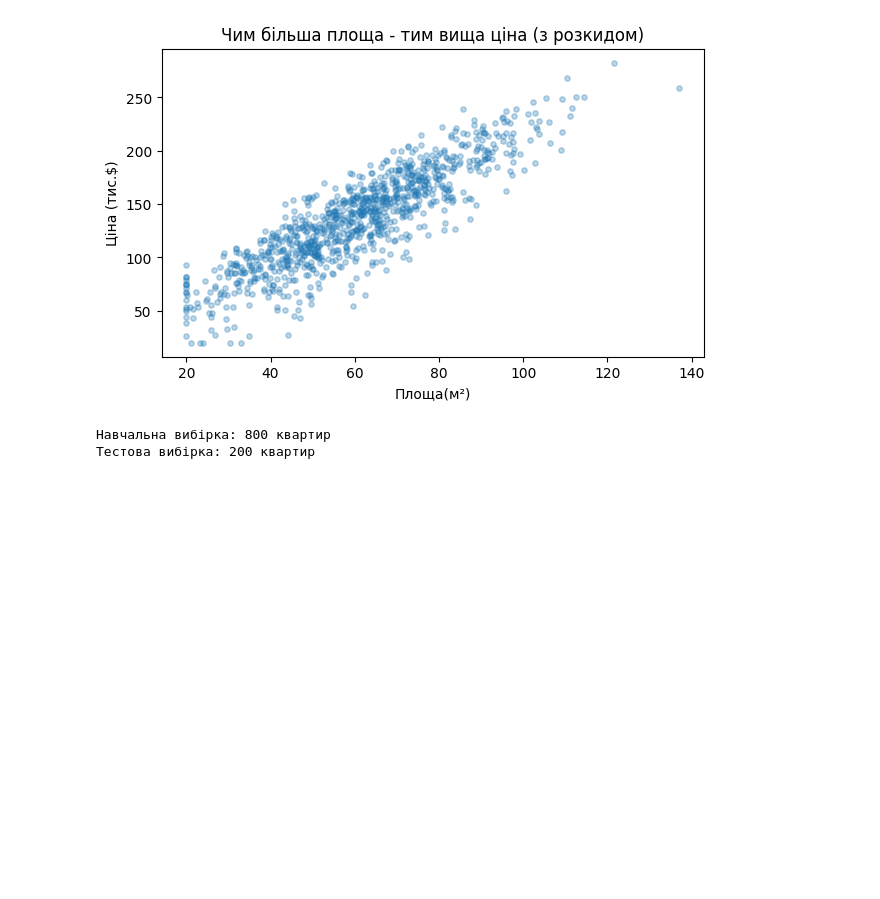
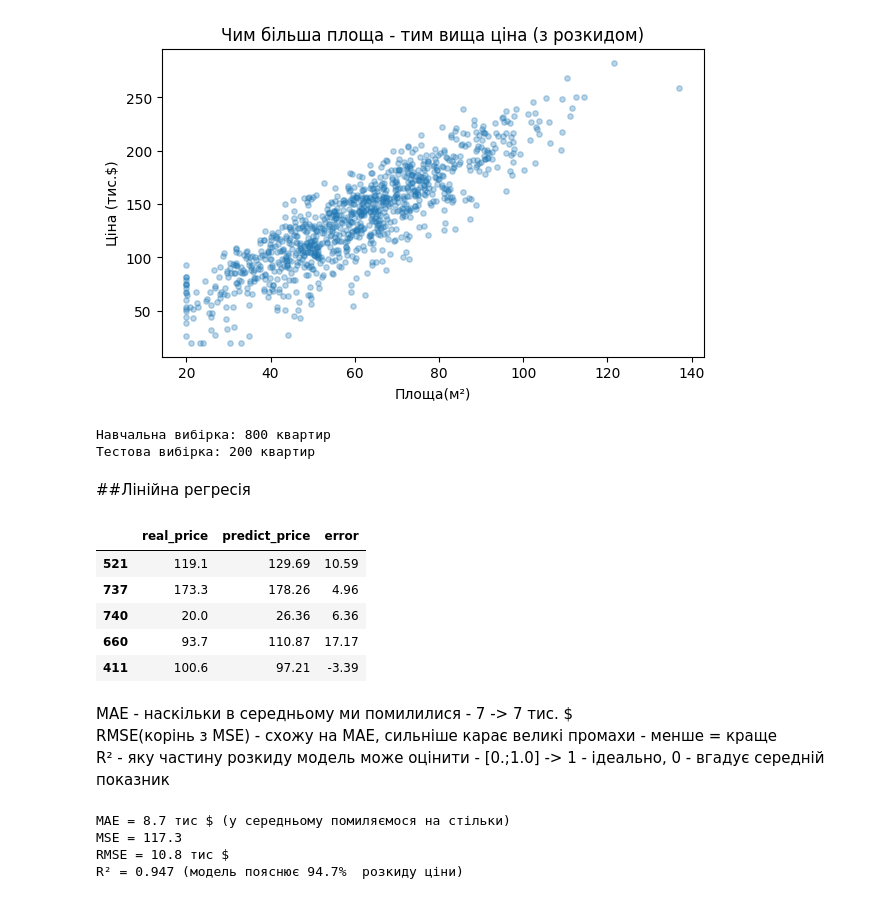
Before and after one commit to rudmaxx/Analysis_Cafe_Sales, a Jupyter notebook: ML/LinearRegression_DTA.ipynb, the cells around one changed output. Cells and saved outputs as stored; diff of their text form; code cells hidden in the pictures; blank space fills up the shorter version.

Commit message:
LinearRegression

```diff
--- a/ML/LinearRegression_DTA.ipynb
+++ b/ML/LinearRegression_DTA.ipynb
@@ -95,7 +95,7 @@ plt.show()
 # %%
 from sklearn.model_selection import train_test_split
 
-X = df[['area', 'rooms', 'floor', 'dist_km', 'age_years', 'price']] # features -ознаки
+X = df[['area', 'rooms', 'floor', 'dist_km', 'age_years']] # features -ознаки
 y = df['price'] # target  ціль
 
 X_train, X_test, y_train, y_test = train_test_split(
@@ -109,3 +109,47 @@ print("Тестова вибірка:", X_test.shape[0],"квартир")
 # %% [output]
 Навчальна вибірка: 800 квартир
 Тестова вибірка: 200 квартир
+# %% [markdown]
+##Лінійна регресія
+# %%
+from sklearn.linear_model import LinearRegression
+model = LinearRegression()
+model.fit(X_train, y_train)
+y_pred = model.predict(X_test)
+
+compare = pd.DataFrame({
+    "real_price":y_test[:5].round(2),
+    "predict_price":y_pred[:5].round(2)
+})
+
+compare ['error'] = (compare['predict_price'] - compare['real_price']).round(2)
+compare
+# %% [output]
+|  | real_price | predict_price | error |
+| 521 | 119.1 | 129.69 | 10.59 |
+| 737 | 173.3 | 178.26 | 4.96 |
+| 740 | 20.0 | 26.36 | 6.36 |
+| 660 | 93.7 | 110.87 | 17.17 |
+| 411 | 100.6 | 97.21 | -3.39 |
+# %% [markdown]
+MAE - наскільки в середньому ми помилилися - 7 -> 7 тис. $
+RMSE(корінь з MSE) - схожу на MAE, сильніше карає великі промахи - менше = краще
+R² - яку частину розкиду модель може оцінити - [0.;1.0] -> 1 - ідеально, 0 -    вгадує середній показник
+# %%
+from sklearn.metrics import mean_absolute_error, mean_squared_error, r2_score
+
+mae = mean_absolute_error(y_test, y_pred)
+mse = mean_squared_error(y_test, y_pred)
+rmse = np.sqrt(mean_squared_error(y_test, y_pred))
+r2 = r2_score(y_test, y_pred)
+
+print(f"MAE = {mae:.1f} тис $ (у середньому помиляємося на стільки)")
+print(f"MSE = {mse:.1f} ")
+
+print(f"RMSE = {rmse:.1f} тис $")
+print(f"R² = {r2:.3f} (модель пояснює {r2 * 100:.1f}%  розкиду ціни)")
+# %% [output]
+MAE = 8.7 тис $ (у середньому помиляємося на стільки)
+MSE = 117.3
+RMSE = 10.8 тис $
+R² = 0.947 (модель пояснює 94.7%  розкиду ціни)
```
Also changed, not shown: parts of 1 cell of this notebook.
